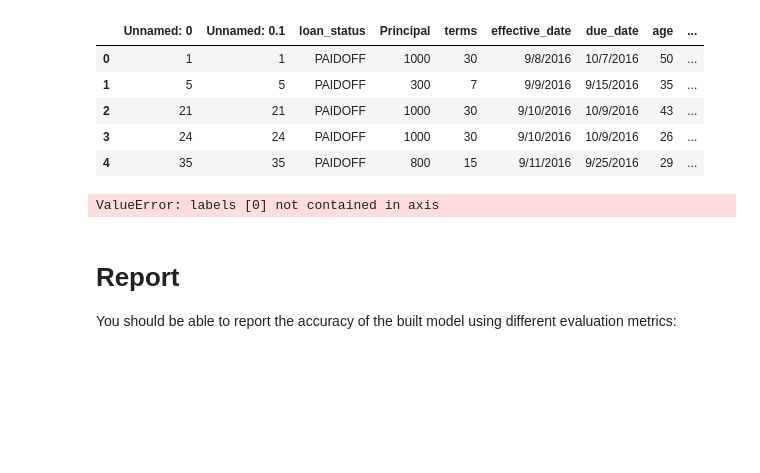
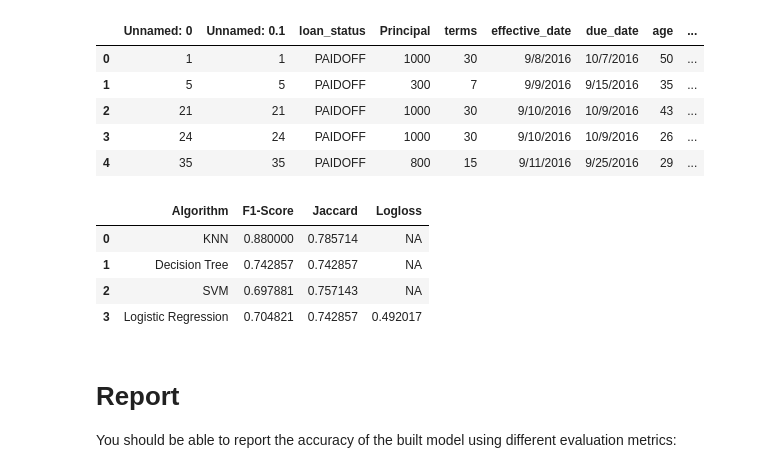
Before and after one commit to ajaytrada/peer-graded-assignment, a Jupyter notebook: Assingnment Notebook.ipynb, the cells around one changed output. Saved outputs shown, nothing was run; the diff lists cells and outputs as text; code cells hidden in the pictures; blank space fills up the shorter version.

```diff
--- a/Assingnment Notebook.ipynb
+++ b/Assingnment Notebook.ipynb
@@ -325,7 +319,7 @@ loanTree.fit(X_train,y_train)
 predLoanTree = loanTree.predict(X_test)
 # %%
 TreeJaccard =  metrics.jaccard_similarity_score(y_test, predLoanTree)
-TreeF1score = metrics.f1_score(y_test, predLoanTree, average='micro', labels=np.unique(predLoanTree))
+TreeF1score = metrics.f1_score(y_test, predLoanTree, average='weighted', labels=np.unique(predLoanTree))
 print("DecisionTrees's Jaccard Accuracy: ",TreeJaccard)
 print("DecisionTrees's F1-Score Accuracy: ", TreeF1score)
 # %% [output]
@@ -336,5 +330,5 @@ DecisionTrees's F1-Score Accuracy:  0.9
 # %%
 from sklearn.model_selection import train_test_split
 from sklearn import metrics
-X_train, X_test, y_train, y_test = train_test_split( X, y, test_size=0.03, random_state=4)
+X_train, X_test, y_train, y_test = train_test_split( X, y, test_size=0.2, random_state=4)
 from sklearn import svm
@@ -358,5 +349,5 @@ DecisionTrees's F1-Score Accuracy:  0.818181818182
 # %%
 from sklearn.model_selection import train_test_split
 from sklearn import metrics
-X_train, X_test, y_train, y_test = train_test_split( X, y, test_size=0.03, random_state=4)
+X_train, X_test, y_train, y_test = train_test_split( X, y, test_size=0.2, random_state=4)
 from sklearn.linear_model import LogisticRegression
@@ -366,8 +354,8 @@ Test set: (11, 8) (11,)
 # %%
-LR = LogisticRegression(C=0.01, solver='liblinear').fit(X_train,y_train)
+LR = LogisticRegression(C=0.1, solver='liblinear').fit(X_train,y_train)
 yhat_lib_lin = LR.predict(X_test)
 lrJaccard =  metrics.jaccard_similarity_score(y_test, yhat_lib_lin)
-lrF1score = metrics.f1_score(y_test, yhat_lib_lin, average='micro', labels=np.unique(yhat_lib_lin))
+lrF1score = metrics.f1_score(y_test, yhat_lib_lin, average='weighted', labels=np.unique(yhat_lib_lin))
 LR2 = LogisticRegression(C=0.01, solver='sag').fit(X_train,y_train)
 yhat_log_loss = LR2.predict_proba(X_test)
 lrLogLoss =  metrics.log_loss(y_test, yhat_log_loss)
@@ -415,13 +403,16 @@ test_df.head()
 # %%
 df = pd.DataFrame({'Algorithm': ['KNN', 'Decision Tree', 'SVM', 'Logistic Regression'],
                     'Jaccard': [knnJaccard, svmJaccard, TreeJaccard, lrJaccard],
                     'F1-Score': [knnF1score,svmF1score, TreeF1score, lrF1score],
                     'Logloss': ['NA', 'NA', 'NA',lrLogLoss]})
 df.to_csv(index=False)
-df.drop(columns=[0])
 df.head()
 # %% [output]
-ValueError: labels [0] not contained in axis
+|  | Algorithm | F1-Score | Jaccard | Logloss |
+| 0 | KNN | 0.880000 | 0.785714 | NA |
+| 1 | Decision Tree | 0.742857 | 0.742857 | NA |
+| 2 | SVM | 0.697881 | 0.757143 | NA |
+| 3 | Logistic Regression | 0.704821 | 0.742857 | 0.492017 |
 # %% [markdown]
 # Report
 You should be able to report the accuracy of the built model using different evaluation metrics:
```
Also changed, not shown: parts of 11 cells of this notebook.
